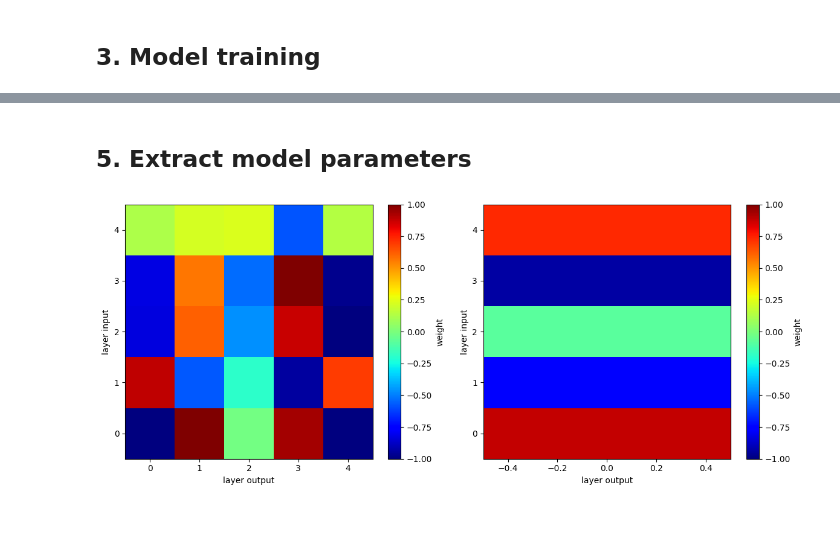
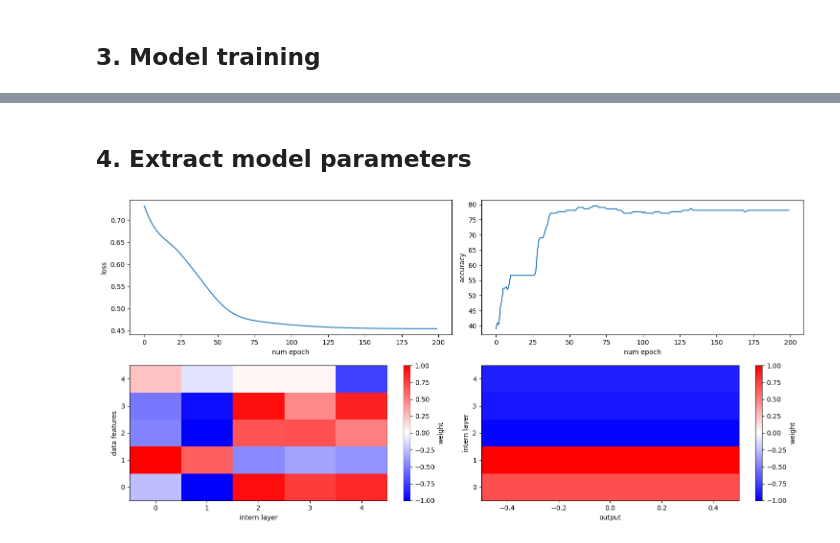
Before and after one commit to alexandre-laine/PyTorch-Tests, a Jupyter notebook: PyTorch_Titanic_Prediction.ipynb, the cells around one changed output, grey strips where cells are left out. Saved outputs shown, nothing was run; the diff lists cells and outputs as text; code cells hidden in the pictures.

```diff
--- a/PyTorch_Titanic_Prediction.ipynb
+++ b/PyTorch_Titanic_Prediction.ipynb
@@ -342,17 +291,17 @@ study.best_params
 # %% [markdown]
-## 5. Extract model parameters
+## 4. Extract model parameters
 # %%
 # training parameters
-num_epochs = 100
-N = 5
+num_epochs = 200
+N_neuron = 5
 
 # used data
 X_train, X_test, Y_train, Y_test = train_test_split(X,Y, test_size=0.2)
 
 # model training
 loss, accuracy, model = train_model(
-                                N=N,
-                                c=X_train.shape[-1],
+                                N_neuron=N_neuron,
+                                N_feature=X_train.shape[-1],
                                 X_train=X_train,
                                 Y_train=Y_train,
                                 X_test=X_test,
@@ -365,28 +314,37 @@ loss, accuracy, model = train_model(
 input_layer = model.linear_input.weight.cpu().detach().numpy()
 output_layer = model.linear_output.weight.cpu().detach().numpy()
 # %%
-# weights représentation
-fig,ax = plt.subplots(nrows=1, ncols=2, figsize=(12,5))
+fig,ax = plt.subplots(nrows=2, ncols=2, figsize=(15,7))
 
-# first layer : input_layer
-g0 = ax[0].imshow(input_layer.T, cmap="jet",
+# loss function
+ax[0,0].plot(range(num_epochs), loss)
+ax[0,0].set_xlabel("num epoch")
+ax[0,0].set_ylabel("loss")
+
+# model accuracy
+ax[0,1].plot(range(num_epochs), accuracy)
+ax[0,1].set_xlabel("num epoch")
+ax[0,1].set_ylabel("accuracy")
+
+# features => intern layer
+g0 = ax[1,0].imshow(input_layer.T, cmap="bwr",
                   aspect="auto", origin="lower",
                   vmin=-1, vmax=1)
-c0 = fig.colorbar(g0, ax=ax[0])
+c0 = fig.colorbar(g0, ax=ax[1,0])
 c0.set_label("weight")
-ax[0].set_ylabel("layer input")
-ax[0].set_xlabel("layer output")
+ax[1,0].set_ylabel("data features")
+ax[1,0].set_xlabel("intern layer")
 
-# second layer : output_layer
-g1 = ax[1].imshow(output_layer.T, cmap="jet",
+# intern layer => output
+g1 = ax[1,1].imshow(output_layer.T, cmap="bwr",
                   aspect="auto", origin="lower",
                   vmin=-1, vmax=1)
-c1 = fig.colorbar(g1, ax=ax[1])
+c1 = fig.colorbar(g1, ax=ax[1,1])
 c1.set_label("weight")
-ax[1].set_ylabel("layer input")
-ax[1].set_xlabel("layer output")
+ax[1,1].set_ylabel("intern layer")
+ax[1,1].set_xlabel("output")
 
 plt.tight_layout()
 plt.show()
 # %% [output]
-[figure, old version]
+[figure, new version]
```
Also changed, not shown: parts of 5 cells of this notebook.
